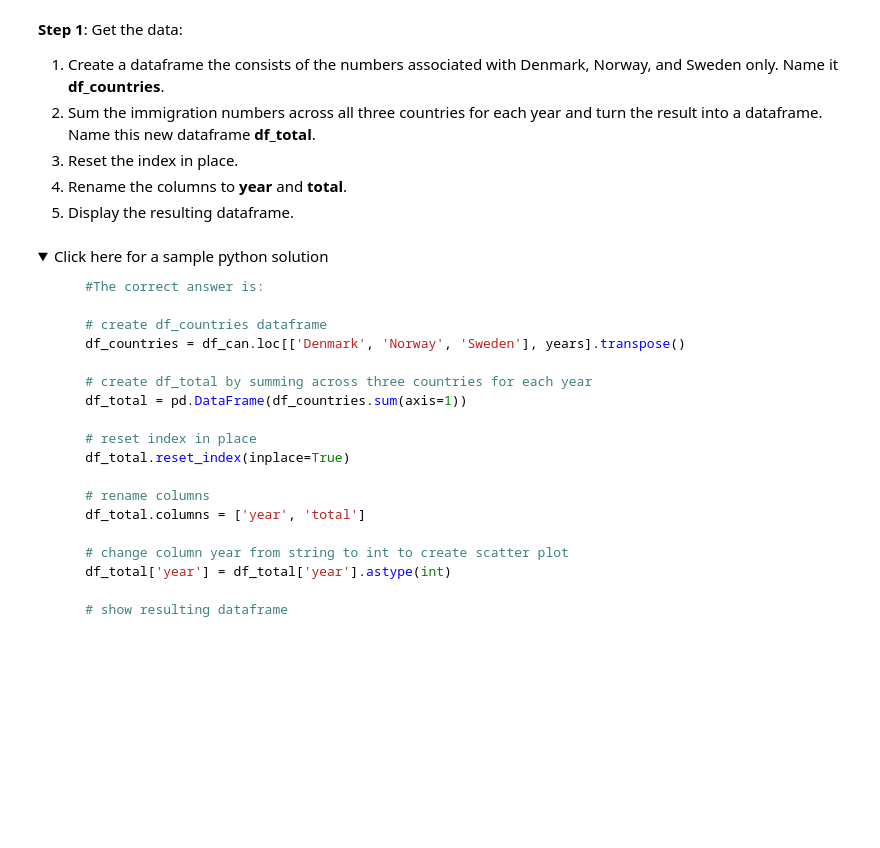
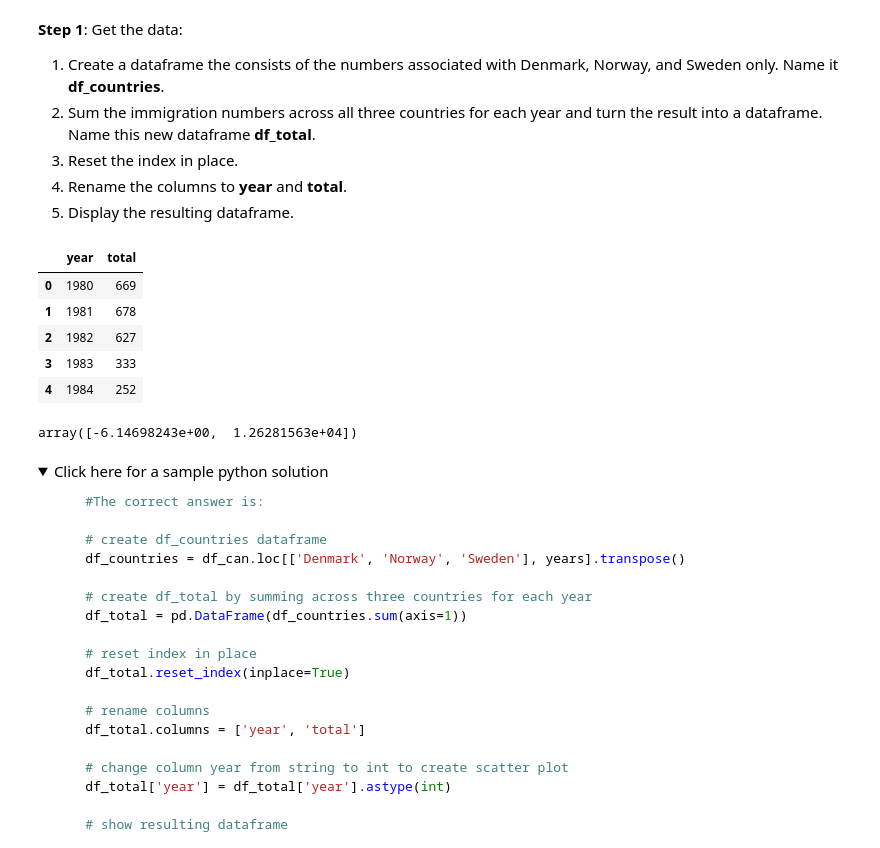
Before and after one commit to honzapetr/IBM-Data-Science-Professional-Certificate, a Jupyter notebook: Data Visualization with Python/DV0101EN-Exercise-Pie-Charts-Box-Plots-Scatter-Plots-and-Bubble-Plots.ipynb, the cells around one changed output. Cells and saved outputs as stored; diff of their text form; code cells hidden in the pictures; folded sections open; blank space fills up the shorter version.

```diff
--- a/Data Visualization with Python/DV0101EN-Exercise-Pie-Charts-Box-Plots-Scatter-Plots-and-Bubble-Plots.ipynb
+++ b/Data Visualization with Python/DV0101EN-Exercise-Pie-Charts-Box-Plots-Scatter-Plots-and-Bubble-Plots.ipynb
@@ -789,3 +787,34 @@ As a side note, we can observe that immigration took a dip around 1993 - 1997. F
+# %%
+### type your answer here
+df_countries = df_can.loc[["Denmark","Norway","Sweden"],years]
+
+df_total = pd.DataFrame(df_countries[years].sum(axis=0))
+
+# change the years to type int (useful for regression later on)
+df_total.index = map(int, df_total.index)
+
+# reset the index to put in back in as a column in the df_tot dataframe
+df_total.reset_index(inplace = True)
+
+# rename columns
+df_total.columns = ['year', 'total']
+
+# view the final dataframe
+df_total.head()
+# %% [output]
+|  | year | total |
+| 0 | 1980 | 669 |
+| 1 | 1981 | 678 |
+| 2 | 1982 | 627 |
+| 3 | 1983 | 333 |
+| 4 | 1984 | 252 |
+# %%
+x = df_total['year']      # year on x-axis
+y = df_total['total']     # total on y-axis
+fit = np.polyfit(x, y, deg=1)
+fit
+# %% [output]
+array([-6.14698243e+00,  1.26281563e+04])
 # %% [markdown]
 <details><summary>Click here for a sample python solution</summary>
 
```
Also changed, not shown: parts of 3 cells of this notebook.
